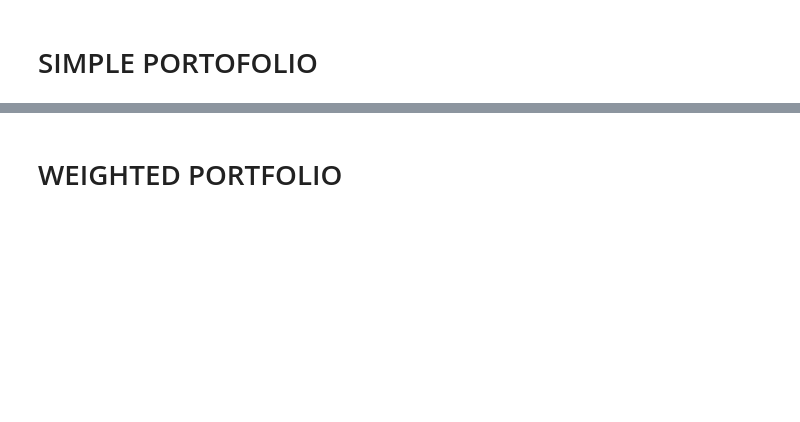
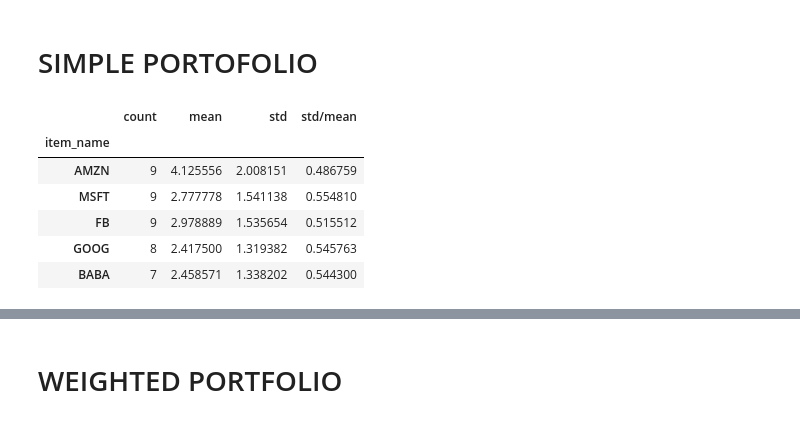
Before and after one commit to bstanie/beautiful-creature, a Jupyter notebook: notebooks/portfolio_builder.ipynb, the cells around one changed output, grey strips where cells are left out. Cells and saved outputs as stored; diff of their text form; code cells hidden in the pictures; blank space fills up the shorter version.

```diff
--- a/notebooks/portfolio_builder.ipynb
+++ b/notebooks/portfolio_builder.ipynb
@@ -64,12 +74,21 @@ TOP_N_BY_RATIO = 15
 # %%
 stats = []
 for item in items:
     item_stat = {"item_name": item, "count": len(items[item]),
                  "mean": np.mean(items[item]), "std": np.std(items[item])}
     stats.append(item_stat)
 
 df = pd.DataFrame.from_records(stats)
 df["std/mean"] = df["std"] / df["mean"]
 df = df.set_index("item_name")
 df = df.sort_values("count", ascending=False).head(TOP_N_BY_COUNTS)
+df.head()
+# %% [output]
+|  | count | mean | std | std/mean |
+| item_name |  |  |  |  |
+| AMZN | 9 | 4.125556 | 2.008151 | 0.486759 |
+| MSFT | 9 | 2.777778 | 1.541138 | 0.554810 |
+| FB | 9 | 2.978889 | 1.535654 | 0.515512 |
+| GOOG | 8 | 2.417500 | 1.319382 | 0.545763 |
+| BABA | 7 | 2.458571 | 1.338202 | 0.544300 |
 # %%
```
Also changed, not shown: parts of 10 cells of this notebook, 5 other files.
